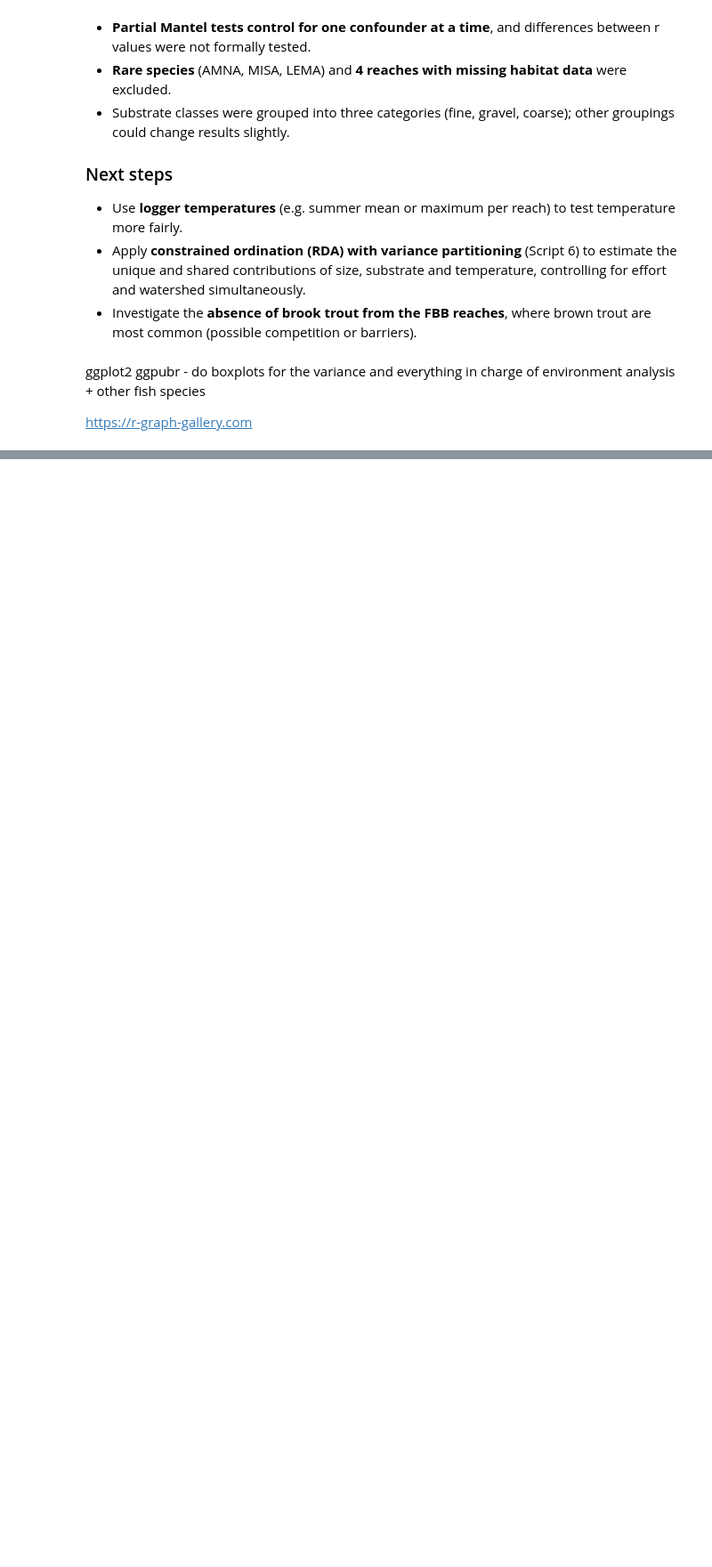
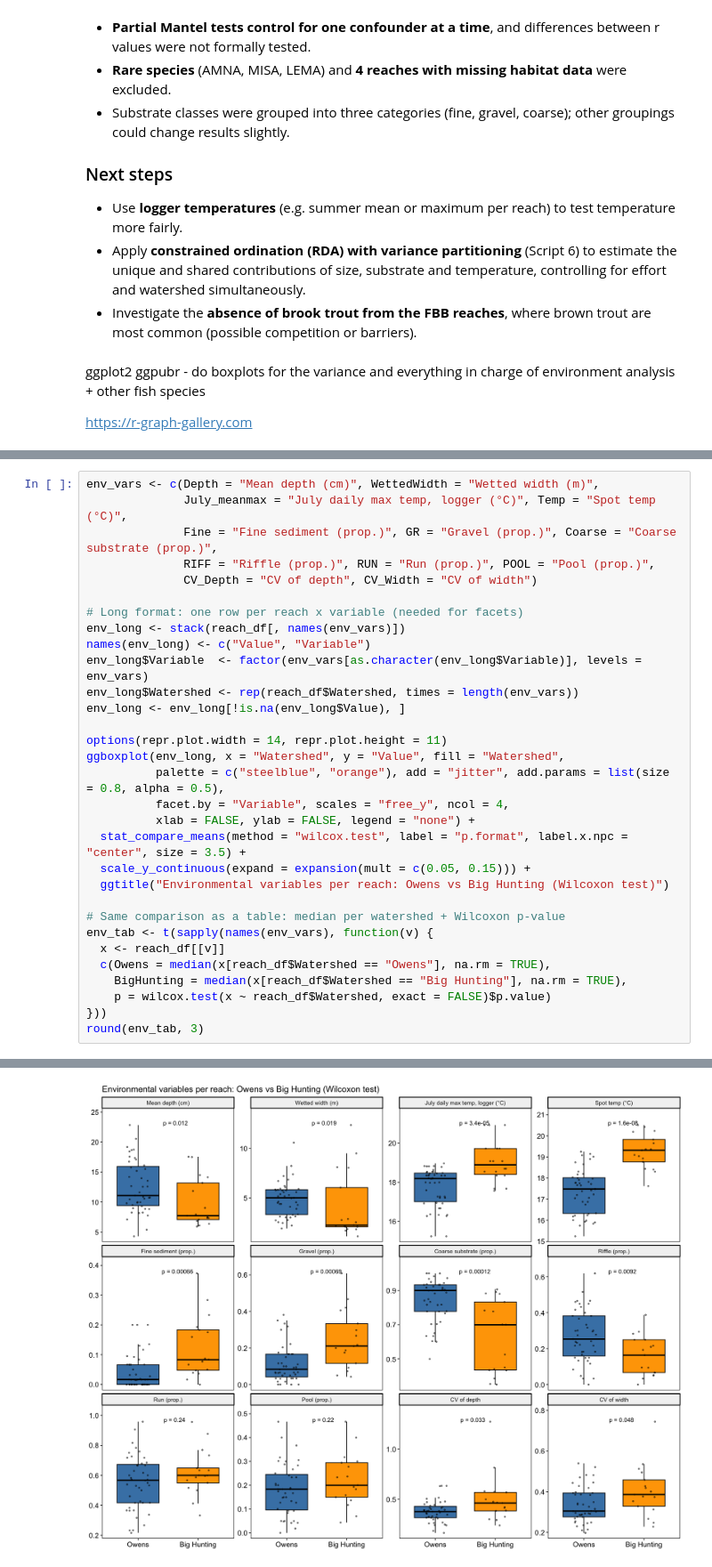
Before and after one commit to liana1026/Rapport, a Jupyter notebook: fish_EDA.ipynb, the cells around one changed output, grey strips where cells are left out. Shown at 89% size. Saved outputs shown, nothing was run; the diff lists cells and outputs as text; blank space fills up the shorter version.

```diff
--- a/fish_EDA.ipynb
+++ b/fish_EDA.ipynb
@@ -1422,0 +1616,32 @@ https://r-graph-gallery.com
+# %%
+env_vars <- c(Depth = "Mean depth (cm)", WettedWidth = "Wetted width (m)",
+              July_meanmax = "July daily max temp, logger (°C)", Temp = "Spot temp (°C)",
+              Fine = "Fine sediment (prop.)", GR = "Gravel (prop.)", Coarse = "Coarse substrate (prop.)",
+              RIFF = "Riffle (prop.)", RUN = "Run (prop.)", POOL = "Pool (prop.)",
+              CV_Depth = "CV of depth", CV_Width = "CV of width")
+
+# Long format: one row per reach x variable (needed for facets)
+env_long <- stack(reach_df[, names(env_vars)])
+names(env_long) <- c("Value", "Variable")
+env_long$Variable  <- factor(env_vars[as.character(env_long$Variable)], levels = env_vars)
+env_long$Watershed <- rep(reach_df$Watershed, times = length(env_vars))
+env_long <- env_long[!is.na(env_long$Value), ]
+
+options(repr.plot.width = 14, repr.plot.height = 11)
+ggboxplot(env_long, x = "Watershed", y = "Value", fill = "Watershed",
+          palette = c("steelblue", "orange"), add = "jitter", add.params = list(size = 0.8, alpha = 0.5),
+          facet.by = "Variable", scales = "free_y", ncol = 4,
+          xlab = FALSE, ylab = FALSE, legend = "none") +
+  stat_compare_means(method = "wilcox.test", label = "p.format", label.x.npc = "center", size = 3.5) +
+  scale_y_continuous(expand = expansion(mult = c(0.05, 0.15))) +
+  ggtitle("Environmental variables per reach: Owens vs Big Hunting (Wilcoxon test)")
+
+# Same comparison as a table: median per watershed + Wilcoxon p-value
+env_tab <- t(sapply(names(env_vars), function(v) {
+  x <- reach_df[[v]]
+  c(Owens = median(x[reach_df$Watershed == "Owens"], na.rm = TRUE),
+    BigHunting = median(x[reach_df$Watershed == "Big Hunting"], na.rm = TRUE),
+    p = wilcox.test(x ~ reach_df$Watershed, exact = FALSE)$p.value)
+}))
+round(env_tab, 3)
+# %% [output]
@@ -1422,0 +1662 @@ https://r-graph-gallery.com
+[figure, added]
```
Also changed, not shown: parts of 35 cells of this notebook.
